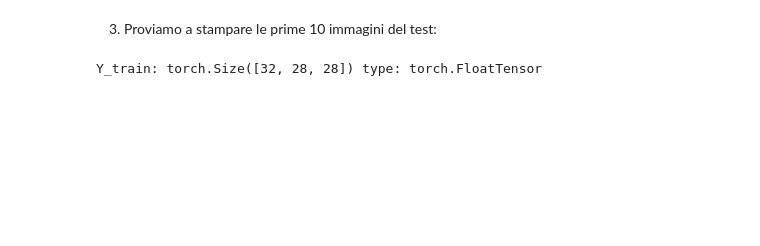
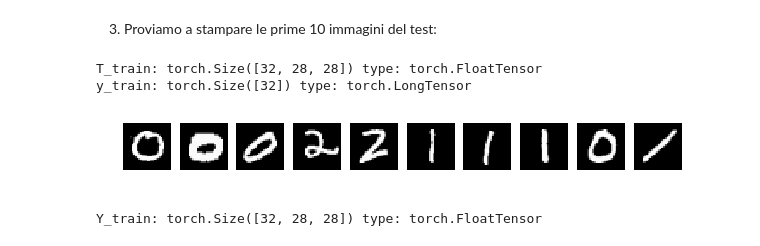
Before and after one commit to AliceCasali/NeuralNetwork_OOD, a Jupyter notebook: Neural Network Pytorch MLP.ipynb, the cells around one changed output. Cells and saved outputs as stored; diff of their text form; code cells hidden in the pictures; blank space fills up the shorter version.

```diff
--- a/Neural Network Pytorch MLP.ipynb
+++ b/Neural Network Pytorch MLP.ipynb
@@ -150,5 +204,23 @@ for i in range(10):
 # %% [markdown]
 3) Proviamo a stampare le prime 10 immagini del test:
+# %%
+for (T_train, y_train) in test_loader012:
+    print('T_train:', T_train.size(), 'type:', T_train.type())
+    print('y_train:', y_train.size(), 'type:', y_train.type())
+    break
+# %% [output]
+T_train: torch.Size([32, 28, 28]) type: torch.FloatTensor
+y_train: torch.Size([32]) type: torch.LongTensor
+# %%
+pltsize=1
+plt.figure(figsize=(10*pltsize, pltsize))
+
+for i in range(10):
+    plt.subplot(1,10,i+1)
+    plt.axis('off')
+    plt.imshow(V_train[i, :, :].numpy().reshape(28,28), cmap="gray")
+# %% [output]
+[figure, added]
 # %%
 for Y_train in test_loader345:
     print('Y_train:', Y_train.size(), 'type:', Y_train.type())
```
Also changed, not shown: parts of 13 cells of this notebook.
